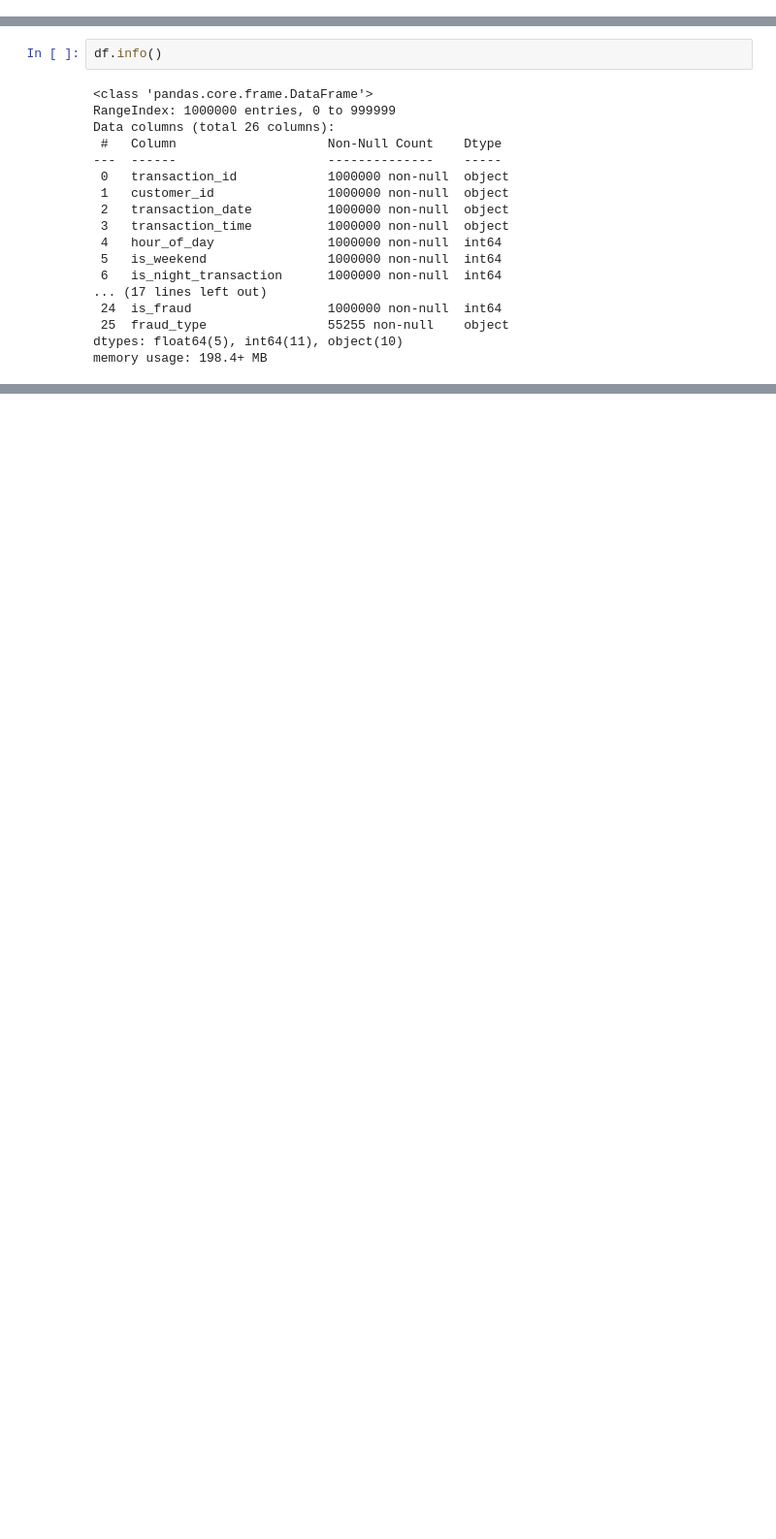
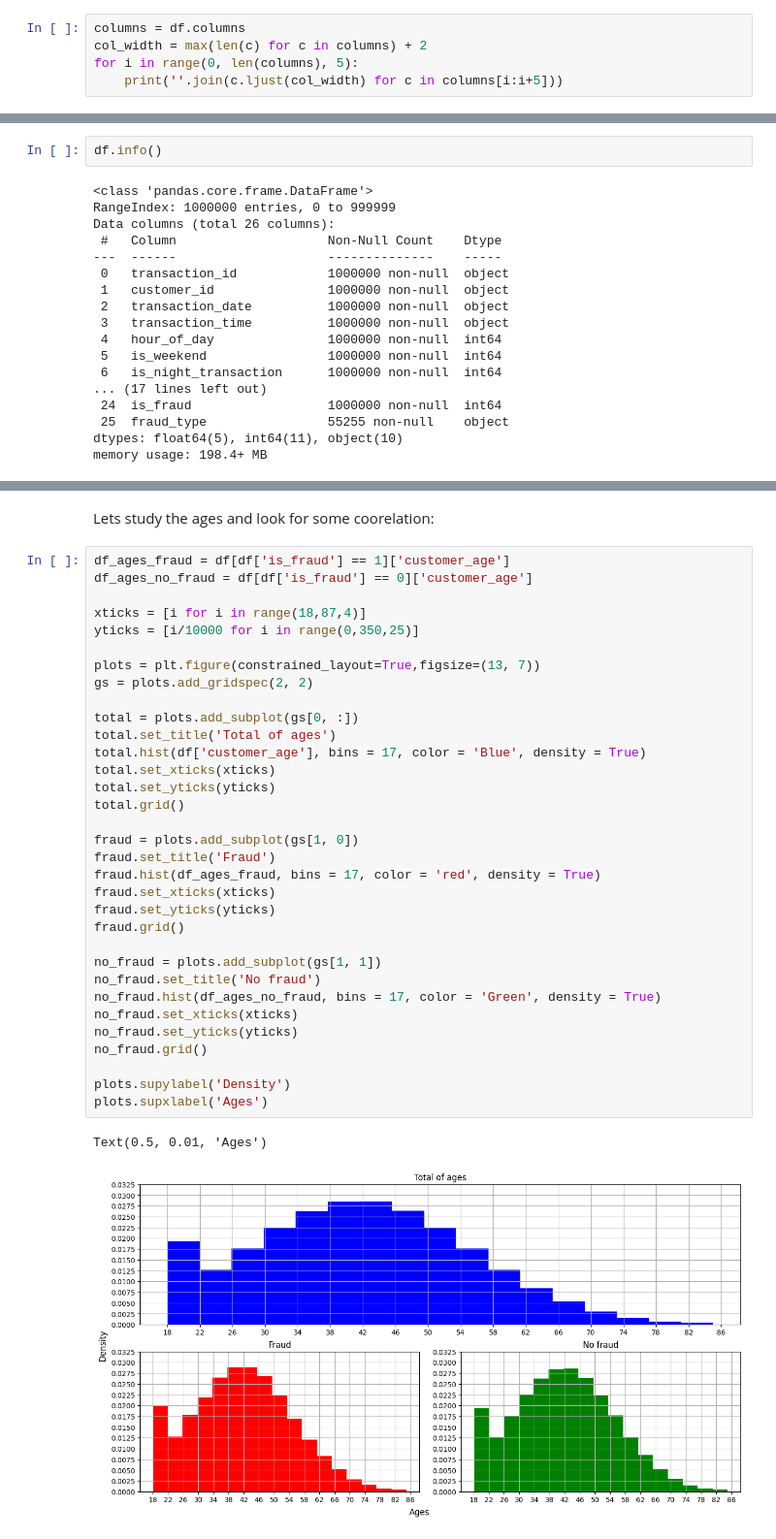
Before and after one commit to monci07/Bank_transaction_fraud_detection, a Jupyter notebook: Notebook.ipynb, the cells around one changed output, grey strips where cells are left out. Shown at 97% size. Cells and saved outputs as stored; diff of their text form; blank space fills up the shorter version.

```diff
--- a/Notebook.ipynb
+++ b/Notebook.ipynb
@@ -30,0 +37,5 @@ df.head(5)
+# %%
+columns = df.columns
+col_width = max(len(c) for c in columns) + 2
+for i in range(0, len(columns), 5):
+    print(''.join(c.ljust(col_width) for c in columns[i:i+5]))
@@ -62,0 +115,38 @@ memory usage: 198.4+ MB
+# %% [markdown]
+Lets study the ages and look for some coorelation:
+# %%
+df_ages_fraud = df[df['is_fraud'] == 1]['customer_age']
+df_ages_no_fraud = df[df['is_fraud'] == 0]['customer_age']
+
+xticks = [i for i in range(18,87,4)]
+yticks = [i/10000 for i in range(0,350,25)]
+
+plots = plt.figure(constrained_layout=True,figsize=(13, 7))
+gs = plots.add_gridspec(2, 2)
+
+total = plots.add_subplot(gs[0, :])
+total.set_title('Total of ages')
+total.hist(df['customer_age'], bins = 17, color = 'Blue', density = True)
+total.set_xticks(xticks)
+total.set_yticks(yticks)
+total.grid()
+
+fraud = plots.add_subplot(gs[1, 0])
+fraud.set_title('Fraud')
+fraud.hist(df_ages_fraud, bins = 17, color = 'red', density = True)
+fraud.set_xticks(xticks)
+fraud.set_yticks(yticks)
+fraud.grid()
+
+no_fraud = plots.add_subplot(gs[1, 1])
+no_fraud.set_title('No fraud')
+no_fraud.hist(df_ages_no_fraud, bins = 17, color = 'Green', density = True)
+no_fraud.set_xticks(xticks)
+no_fraud.set_yticks(yticks)
+no_fraud.grid()
+
+plots.supylabel('Density')
+plots.supxlabel('Ages')
+# %% [output]
+Text(0.5, 0.01, 'Ages')
+[figure, added]
```
Also changed, not shown: parts of 10 cells of this notebook.
